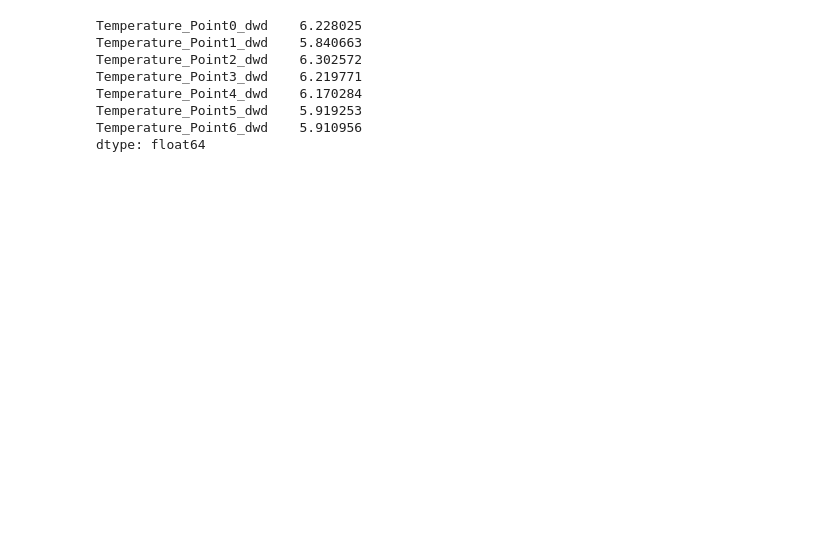
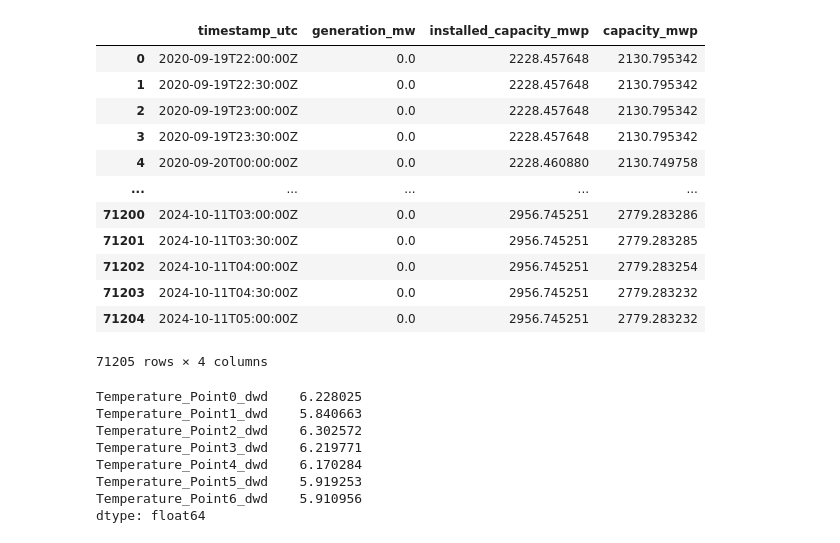
Before and after one commit to P-AEL/Energy_production_price_prediction, a Jupyter notebook: paul_analyse/neuronales_netz_solar.ipynb, the cells around one changed output. Saved outputs shown, nothing was run; the diff lists cells and outputs as text; code cells hidden in the pictures; blank space fills up the shorter version.

```diff
--- a/paul_analyse/neuronales_netz_solar.ipynb
+++ b/paul_analyse/neuronales_netz_solar.ipynb
@@ -6,7 +6,7 @@ import numpy as np
 # df_solar_new = pd.read_csv("//srvditz1/home$/hohensteinpa/Desktop/Test/Energy_production_price_prediction/basic_files/solar_total_production.csv")
 # df_solar_new_forecast= pd.read_csv("//srvditz1/home$/hohensteinpa/Desktop/Test/Energy_production_price_prediction/basic_files/solar_wind_forecast.csv")
 
-# df_solar_new = pd.read_csv("D:/Users/paulh/Desktop/Domäneprojekt2/Energy_production_price_prediction/basic_files/solar_total_production.csv")
-# df_solar_new_forecast= pd.read_csv("D:/Users/paulh/Desktop/Domäneprojekt2/Energy_production_price_prediction/basic_files/solar_wind_forecast.csv")
-df_solar_new = pd.read_csv("C:/Users/paulh/Desktop/Domäneprojekt2/Energy_production_price_prediction/basic_files/solar_total_production.csv")
-df_solar_new_forecast= pd.read_csv("C:/Users/paulh/Desktop/Domäneprojekt2/Energy_production_price_prediction/basic_files/solar_wind_forecast.csv")
+df_solar_new = pd.read_csv("D:/Users/paulh/Desktop/Domäneprojekt2/Energy_production_price_prediction/basic_files/solar_total_production.csv")
+df_solar_new_forecast= pd.read_csv("D:/Users/paulh/Desktop/Domäneprojekt2/Energy_production_price_prediction/basic_files/solar_wind_forecast.csv")
+# df_solar_new = pd.read_csv("C:/Users/paulh/Desktop/Domäneprojekt2/Energy_production_price_prediction/basic_files/solar_total_production.csv")
+# df_solar_new_forecast= pd.read_csv("C:/Users/paulh/Desktop/Domäneprojekt2/Energy_production_price_prediction/basic_files/solar_wind_forecast.csv")
@@ -22,3 +16,19 @@ df_solar = pd.read_csv("C:/Users/paulh/Desktop/Domäneprojekt2/Energy_production
+# %%
+df_solar_new
+# %% [output]
+|  | timestamp_utc | generation_mw | installed_capacity_mwp | capacity_mwp |
+| 0 | 2020-09-19T22:00:00Z | 0.0 | 2228.457648 | 2130.795342 |
+| 1 | 2020-09-19T22:30:00Z | 0.0 | 2228.457648 | 2130.795342 |
+| 2 | 2020-09-19T23:00:00Z | 0.0 | 2228.457648 | 2130.795342 |
+| 3 | 2020-09-19T23:30:00Z | 0.0 | 2228.457648 | 2130.795342 |
+| 4 | 2020-09-20T00:00:00Z | 0.0 | 2228.460880 | 2130.749758 |
+| ... | ... | ... | ... | ... |
+| 71200 | 2024-10-11T03:00:00Z | 0.0 | 2956.745251 | 2779.283286 |
+| 71201 | 2024-10-11T03:30:00Z | 0.0 | 2956.745251 | 2779.283285 |
+| 71202 | 2024-10-11T04:00:00Z | 0.0 | 2956.745251 | 2779.283254 |
+| 71203 | 2024-10-11T04:30:00Z | 0.0 | 2956.745251 | 2779.283232 |
+| 71204 | 2024-10-11T05:00:00Z | 0.0 | 2956.745251 | 2779.283232 |
+71205 rows × 4 columns
 # %%
 df_solar.drop(columns=['Unnamed: 0','boa_MWh','Wind_MW','Wind_MWh_credit'], inplace=True)
 df_solar.valid_time = pd.to_datetime(df_solar.valid_time)
```
Also changed, not shown: parts of 29 cells of this notebook, 10 other files.
